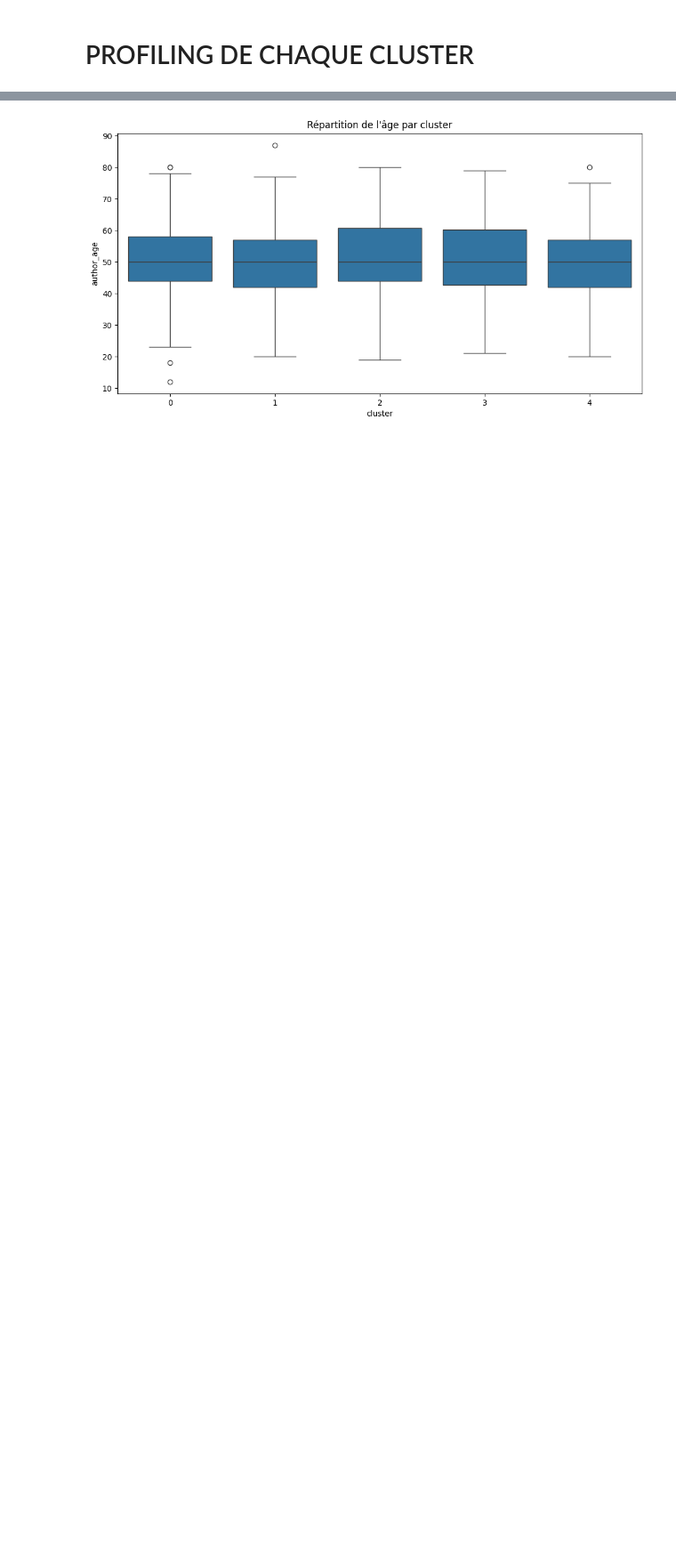
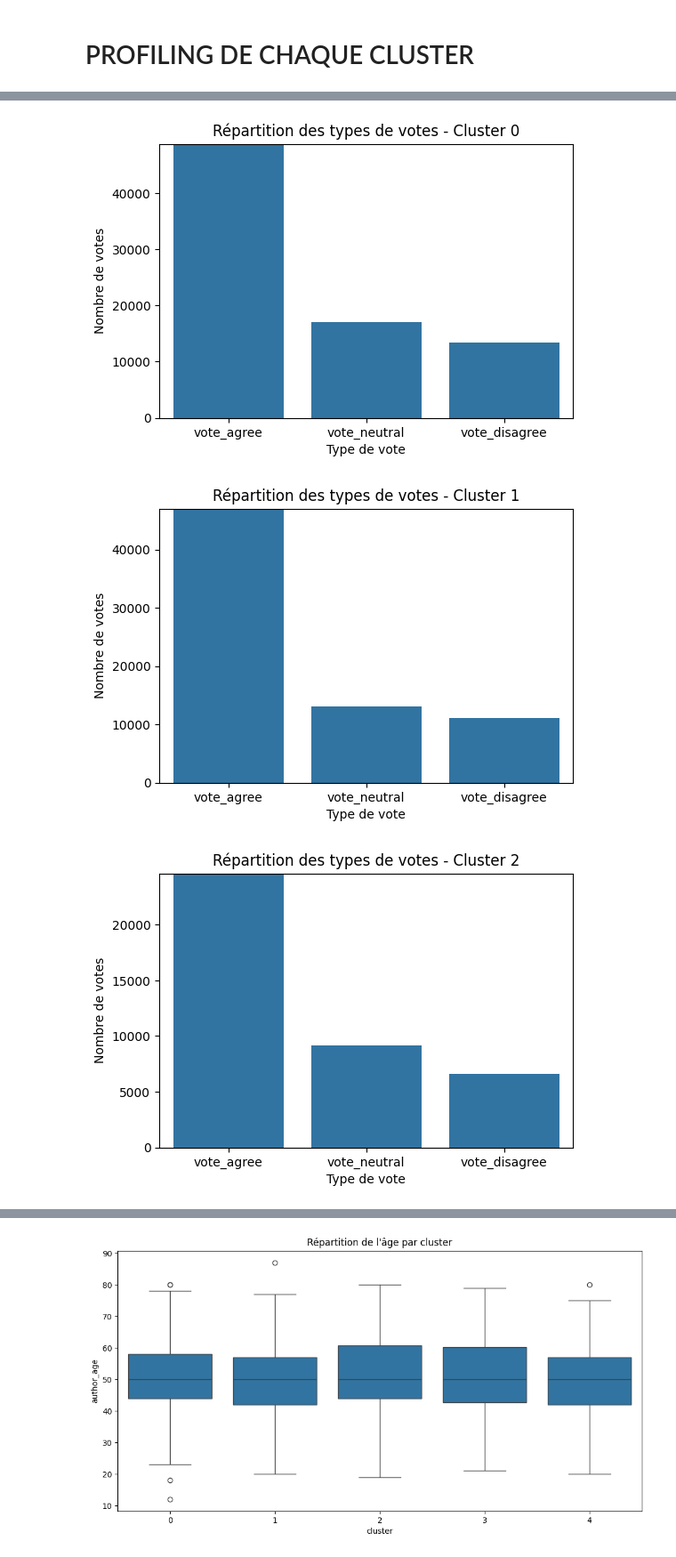
Before and after one commit to ValdesFeudjio/customer-feedback-analyzer, a Jupyter notebook: src/data_exploration.ipynb, the cells around one changed output, grey strips where cells are left out. Shown at 89% size. Drawn from its saved outputs; the diff is of its cells as text; code cells hidden in the pictures; blank space fills up the shorter version.

```diff
--- a/src/data_exploration.ipynb
+++ b/src/data_exploration.ipynb
@@ -628,0 +693,20 @@ memory usage: 294.9+ KB
+# %%
+# Regrouper par cluster et faire la somme des votes
+cluster_votes = df.groupby('cluster')[['vote_agree', 'vote_neutral', 'vote_disagree']].sum().reset_index()
+
+# Tracer un graphique en barres pour chaque cluster
+for _, row in cluster_votes.iterrows():
+    cluster = row['cluster']
+    votes = row[['vote_agree', 'vote_neutral', 'vote_disagree']]
+
+    plt.figure(figsize=(6, 4))
+    sns.barplot(x=votes.index, y=votes.values)
+    plt.title(f"Répartition des types de votes - Cluster {cluster}")
+    plt.ylabel("Nombre de votes")
+    plt.xlabel("Type de vote")
+    plt.ylim(0, max(votes.values) + 2)
+    plt.show()
+# %% [output]
+[figure, added]
+[figure, added]
+[figure, added]
```
Also changed, not shown: parts of 9 cells of this notebook, 4 other files.
